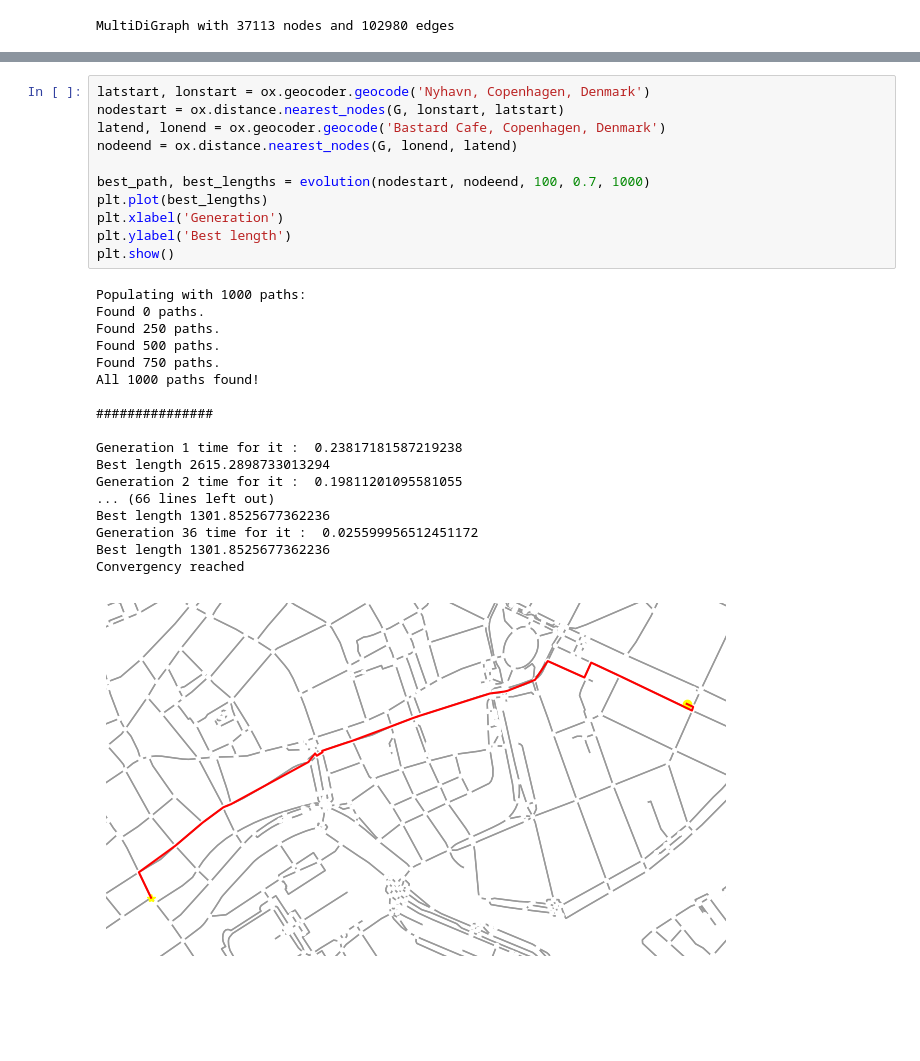
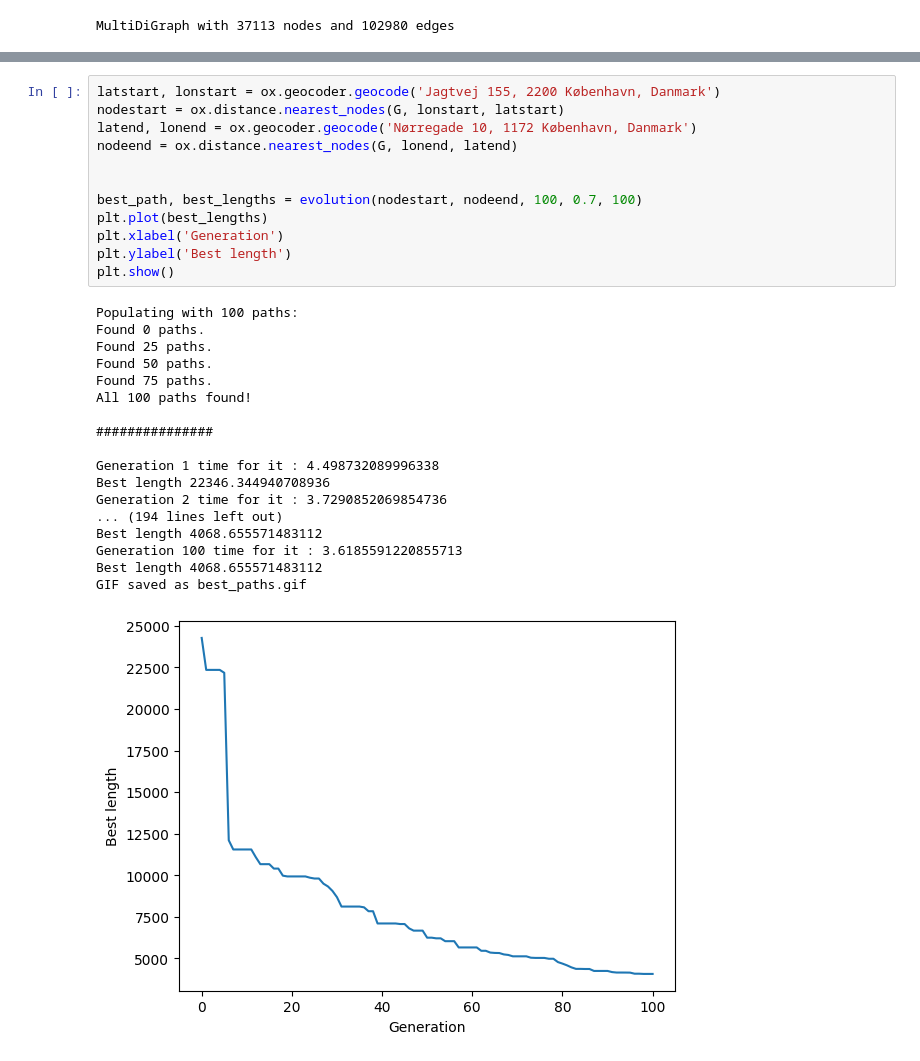
Before and after one commit to Fragaini01/Genetic-Algorithms-for-Shortest-Path-Routing-in-Urban-Areas, a Jupyter notebook: project_ev.ipynb, the cells around one changed output, grey strips where cells are left out. Cells and saved outputs as stored; diff of their text form; blank space fills up the shorter version.

```diff
--- a/project_ev.ipynb
+++ b/project_ev.ipynb
@@ -268,30 +335,31 @@ def evolution(nodestart, nodeend, generations, fraction, population_size, G= G,
 # %%
-latstart, lonstart = ox.geocoder.geocode('Nyhavn, Copenhagen, Denmark')
+latstart, lonstart = ox.geocoder.geocode('Jagtvej 155, 2200 København, Danmark')
 nodestart = ox.distance.nearest_nodes(G, lonstart, latstart)
-latend, lonend = ox.geocoder.geocode('Bastard Cafe, Copenhagen, Denmark')
+latend, lonend = ox.geocoder.geocode('Nørregade 10, 1172 København, Danmark')
 nodeend = ox.distance.nearest_nodes(G, lonend, latend)
 
-best_path, best_lengths = evolution(nodestart, nodeend, 100, 0.7, 1000)
+
+best_path, best_lengths = evolution(nodestart, nodeend, 100, 0.7, 100)
 plt.plot(best_lengths)
 plt.xlabel('Generation')
 plt.ylabel('Best length')
 plt.show()
 # %% [output]
-Populating with 1000 paths:
+Populating with 100 paths:
 Found 0 paths.
-Found 250 paths.
-Found 500 paths.
-Found 750 paths.
-All 1000 paths found!
+Found 25 paths.
+Found 50 paths.
+Found 75 paths.
+All 100 paths found!
 
 ###############
 
-Generation 1 time for it :  0.23817181587219238
-Best length 2615.2898733013294
-Generation 2 time for it :  0.19811201095581055
-... (66 lines left out)
-Best length 1301.8525677362236
-Generation 36 time for it :  0.025599956512451172
-Best length 1301.8525677362236
-Convergency reached
+Generation 1 time for it : 4.498732089996338
+Best length 22346.344940708936
+Generation 2 time for it : 3.7290852069854736
+... (194 lines left out)
+Best length 4068.655571483112
+Generation 100 time for it : 3.6185591220855713
+Best length 4068.655571483112
+GIF saved as best_paths.gif
-[figure, old version]
+[figure, new version]
```
Also changed, not shown: parts of 5 cells of this notebook.
